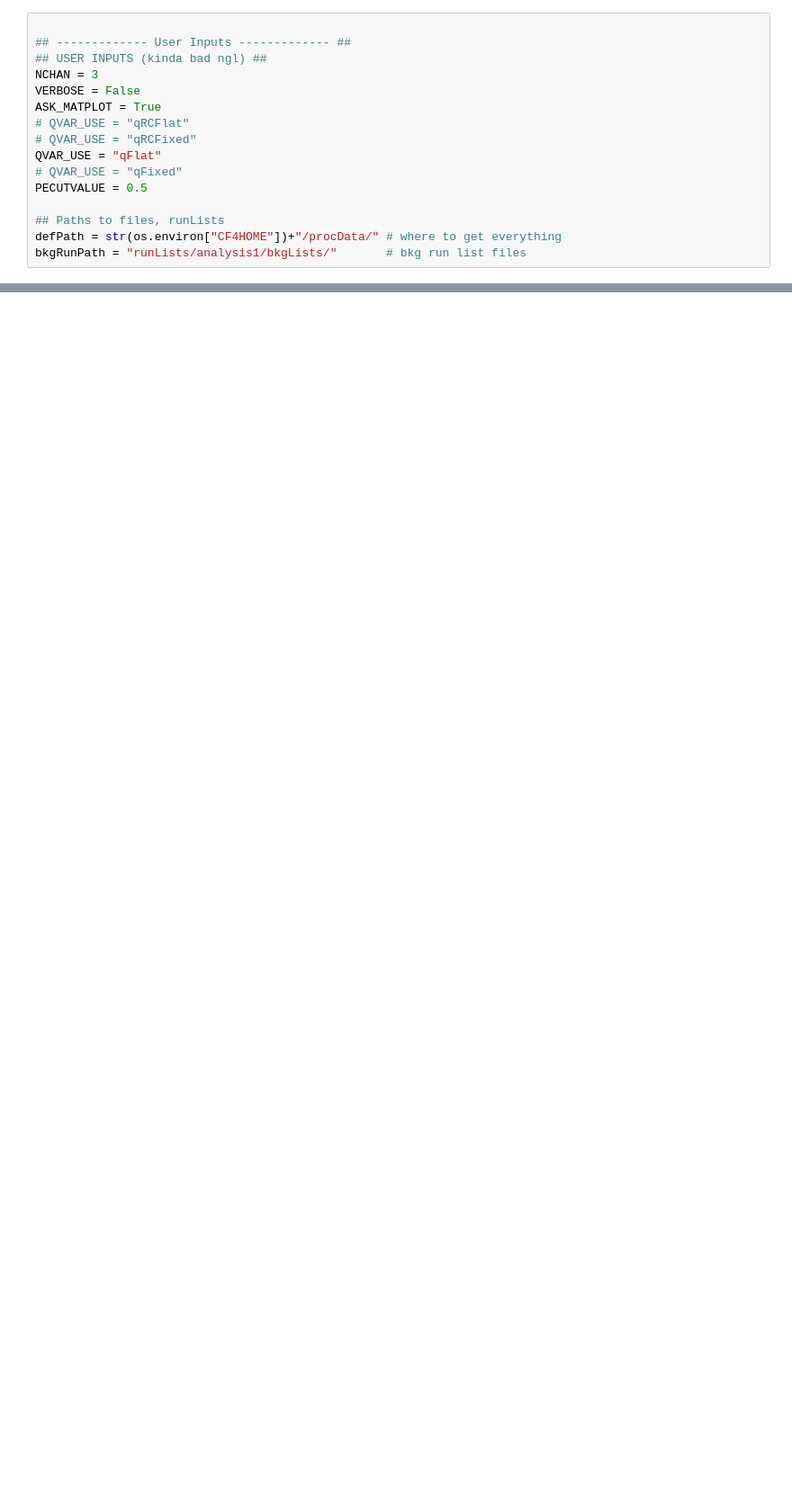
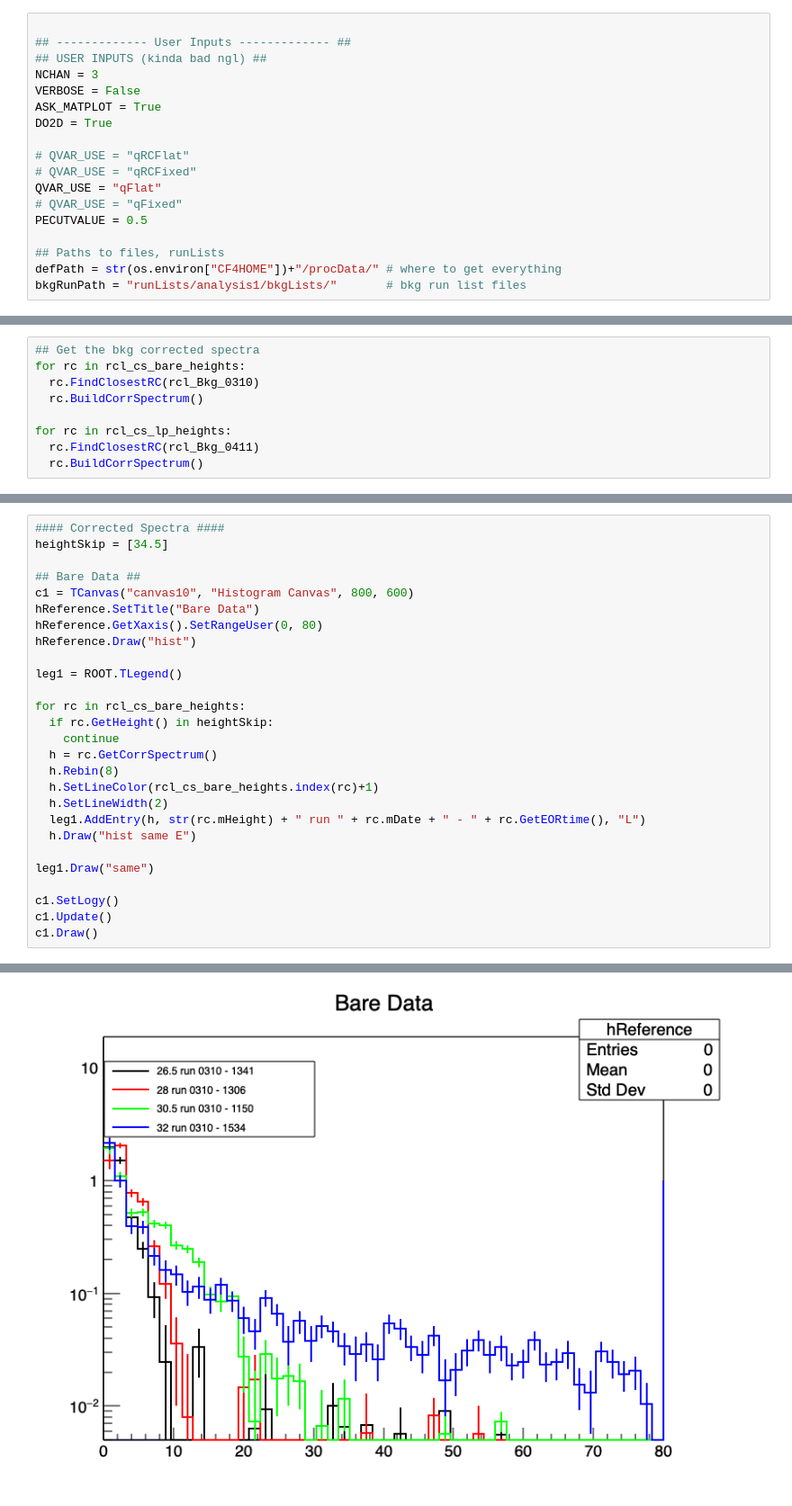
Before and after one commit to austindsc/cf4_analysisPipeline, a Jupyter notebook: code1Analysis/ana1_Cs_bkgs_v1.ipynb, the cells around one changed output, grey strips where cells are left out. Shown at 90% size. Cells and saved outputs as stored; diff of their text form; blank space fills up the shorter version.

```diff
--- a/code1Analysis/ana1_Cs_bkgs_v1.ipynb
+++ b/code1Analysis/ana1_Cs_bkgs_v1.ipynb
@@ -32,6 +87,8 @@ import helpers.graphBuilders as GB
 NCHAN = 3
 VERBOSE = False
 ASK_MATPLOT = True
+DO2D = True
+
 # QVAR_USE = "qRCFlat"
 # QVAR_USE = "qRCFixed"
 QVAR_USE = "qFlat"
@@ -284,3 +361,12 @@ plt.show()
 # %% [output]
 [figure]
 [figure]
+# %%
+## Get the bkg corrected spectra
+for rc in rcl_cs_bare_heights:
+  rc.FindClosestRC(rcl_Bkg_0310)
+  rc.BuildCorrSpectrum()
+
+for rc in rcl_cs_lp_heights:
+  rc.FindClosestRC(rcl_Bkg_0411)
+  rc.BuildCorrSpectrum()
@@ -286,0 +403,28 @@ plt.show()
+# %%
+#### Corrected Spectra ####
+heightSkip = [34.5]
+
+## Bare Data ##
+c1 = TCanvas("canvas10", "Histogram Canvas", 800, 600)
+hReference.SetTitle("Bare Data")
+hReference.GetXaxis().SetRangeUser(0, 80)
+hReference.Draw("hist")
+
+leg1 = ROOT.TLegend()
+
+for rc in rcl_cs_bare_heights:
+  if rc.GetHeight() in heightSkip:
+    continue
+  h = rc.GetCorrSpectrum()
+  h.Rebin(8)
+  h.SetLineColor(rcl_cs_bare_heights.index(rc)+1)
+  h.SetLineWidth(2)
+  leg1.AddEntry(h, str(rc.mHeight) + " run " + rc.mDate + " - " + rc.GetEORtime(), "L")
+  h.Draw("hist same E")
+
+leg1.Draw("same")
+
+c1.SetLogy()
+c1.Update()
+c1.Draw()
+# %% [output]
@@ -286,0 +432 @@ plt.show()
+[figure, added]
```
Also changed, not shown: parts of 9 cells of this notebook, 5 other files.
